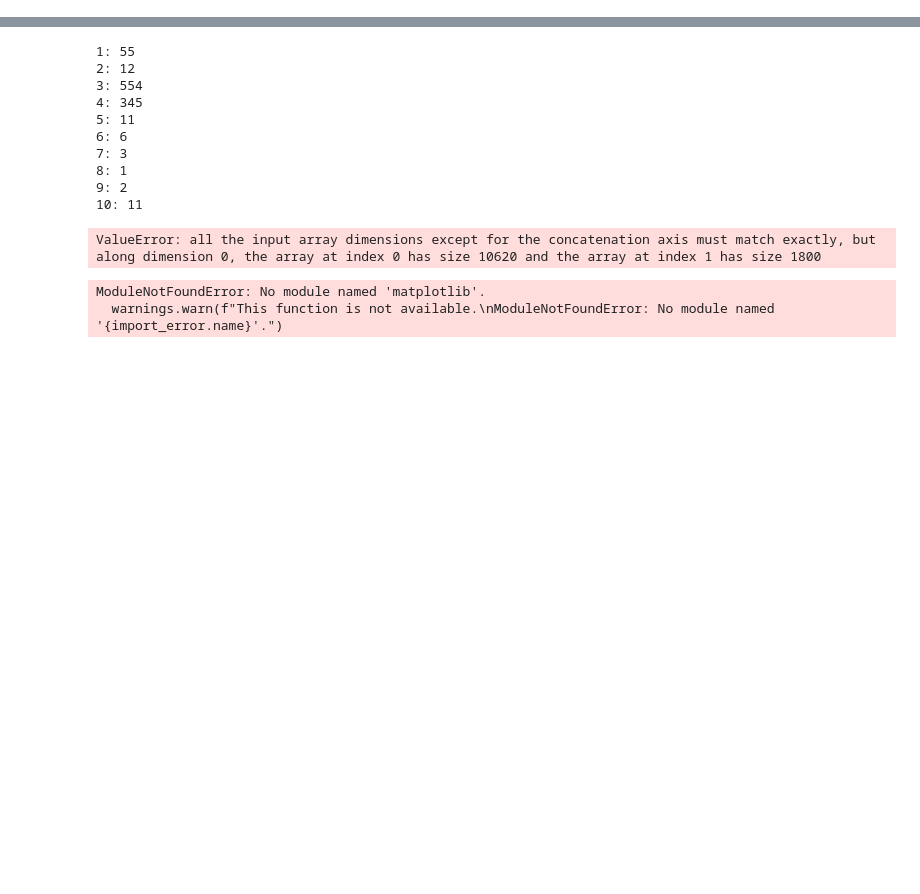
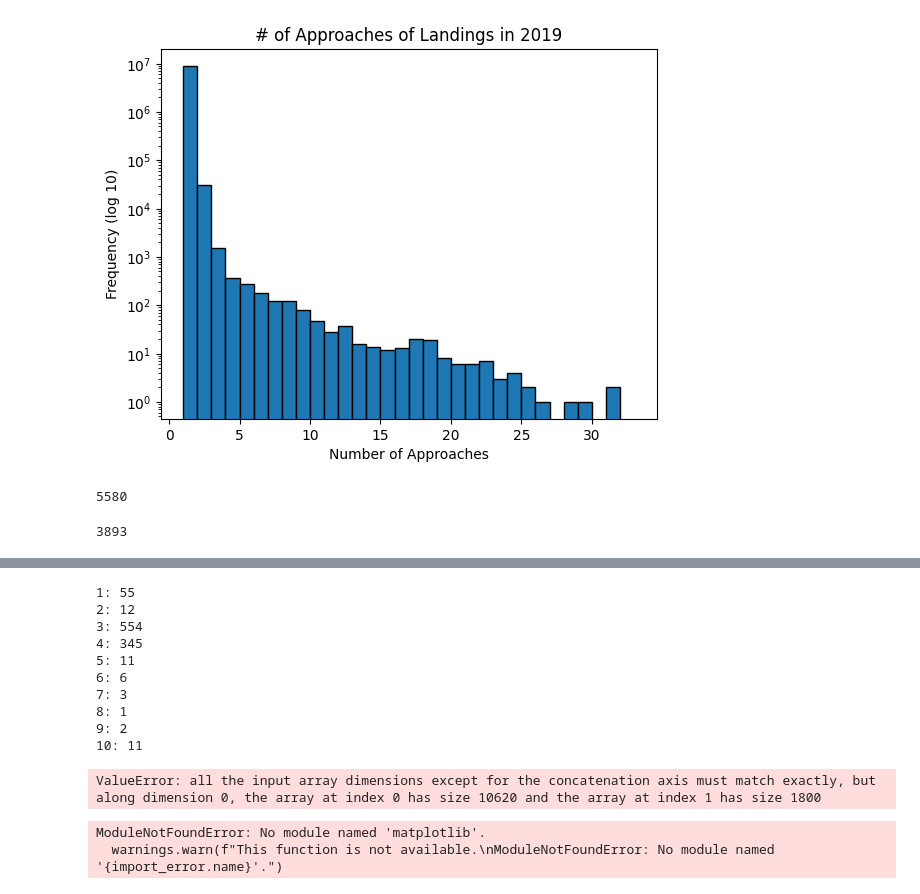
Before and after one commit to tobbensol/masters-thesis, a Jupyter notebook: cyclic_dataset_exploration.ipynb, the cells around one changed output, grey strips where cells are left out. Cells and saved outputs as stored; diff of their text form; code cells hidden in the pictures; blank space fills up the shorter version.

Commit message:
made plot functions for datasets

```diff
--- a/cyclic_dataset_exploration.ipynb
+++ b/cyclic_dataset_exploration.ipynb
@@ -36,0 +29,10 @@ without_GA = df.query(f"not has_ga & (@start <= time <= @stop)")
+# %%
+plt.figure()
+plt.hist(df["n_approaches"], log=True, bins=range(1, 34), edgecolor = "black")
+plt.xlabel("Number of Approaches")
+plt.ylabel("Frequency (log 10)")
+plt.title("# of Approaches of Landings in 2019")
+plt.savefig("approach_histogram.svg", format="svg")
+#plt.close()
+# %% [output]
+[figure, added]
@@ -56,7 +61,14 @@ approach_3 = approach_3.sample(n=count_3, random_state=42)
 approach_2 = approach_2.sample(n=count_2, random_state=42)
 approach_1 = approach_1.sample(n=count_1, random_state=42)
 query = pd.concat([approach_1, approach_2, approach_3, approach_4], axis=0)
+# %%
+len(query)
+# %% [output]
+5580
 # %%
 file_name = "unbalanced1_2_3_4"
-flights, labels = flights_from_query(query, file_name, load_results=False)
-data = get_flight_persistances(flights, file_name, load_results=False)
+flights, labels = flights_from_query(query, file_name, load_results=True)
+data = get_flight_persistances(flights, file_name, load_results=True)
+len(labels)
+# %% [output]
+3893
```
Also changed, not shown: parts of 10 cells of this notebook.
